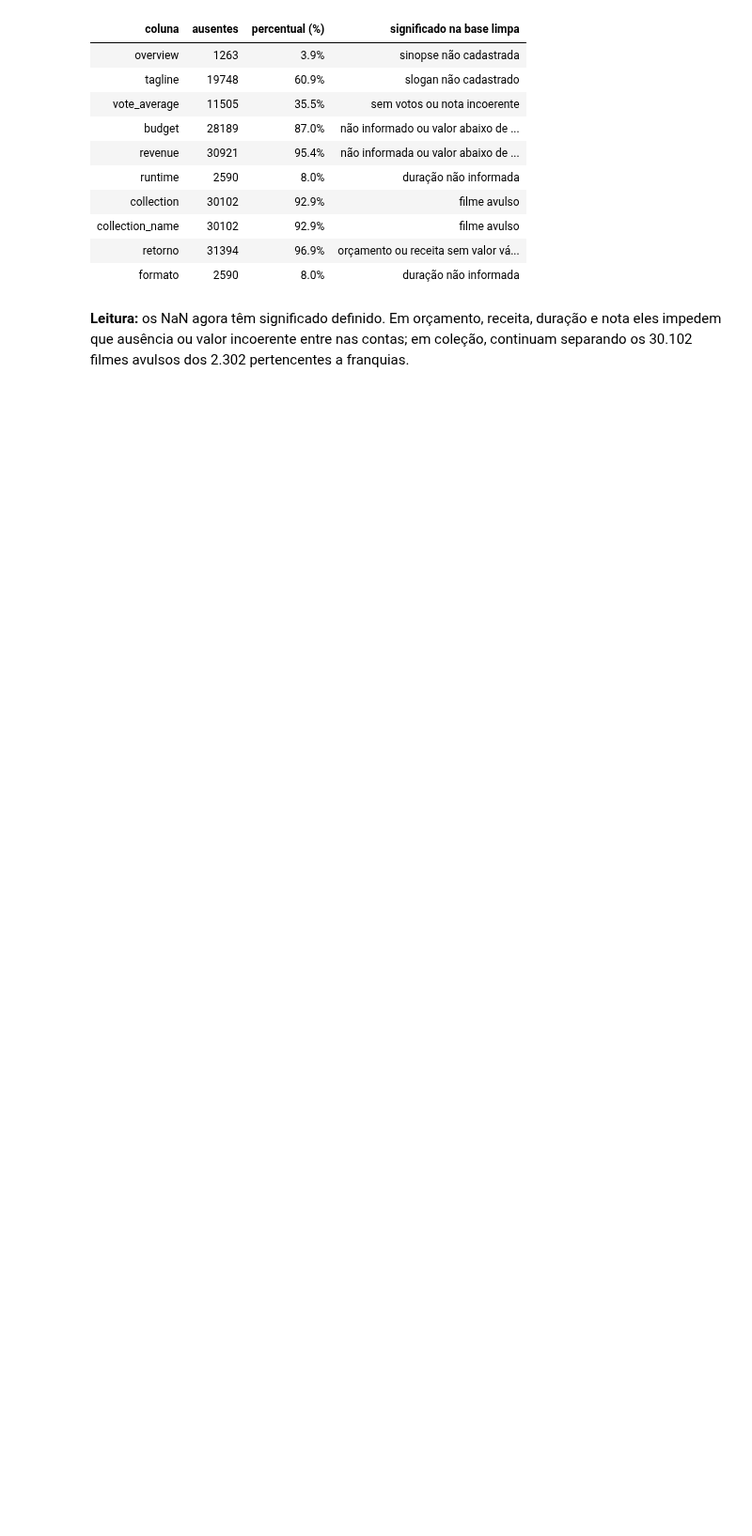
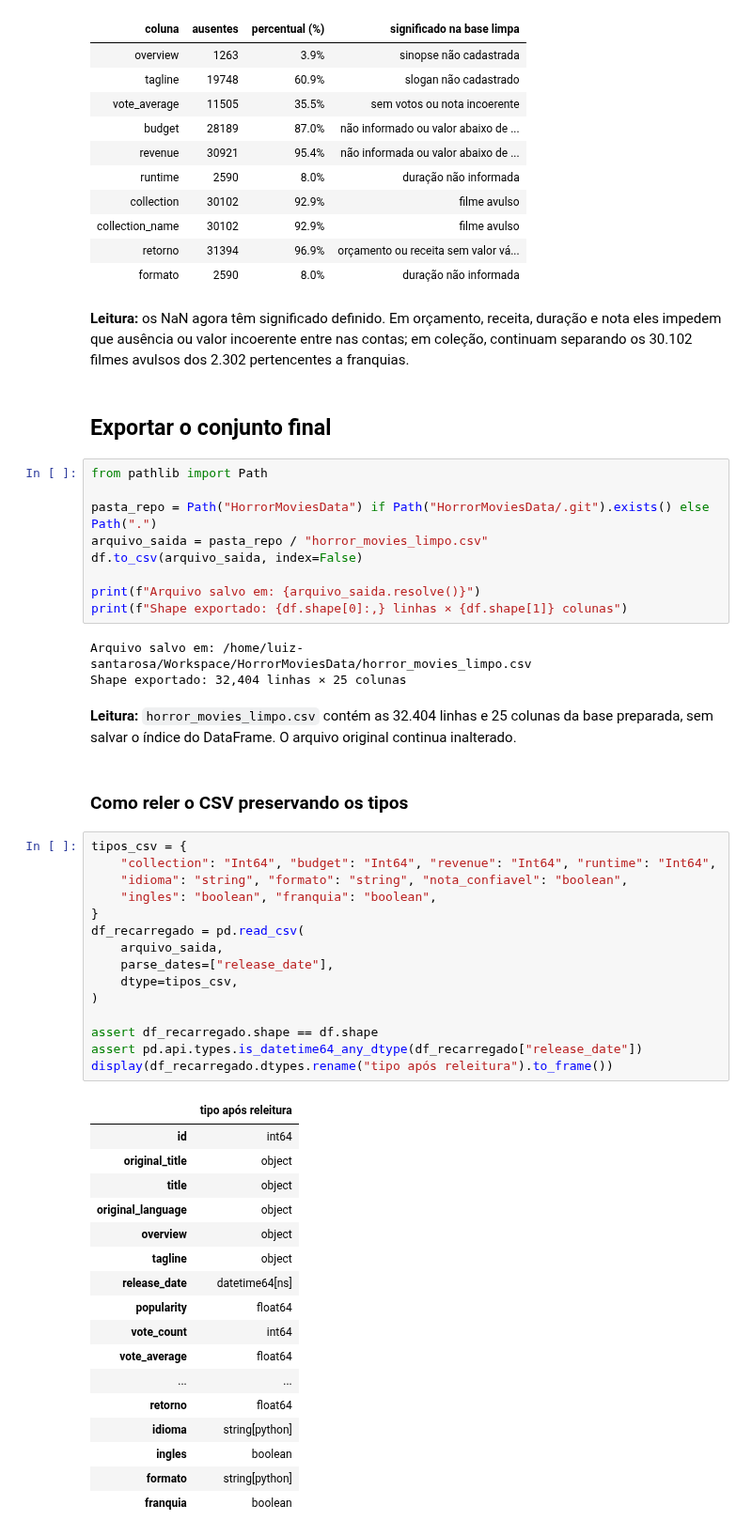
Before and after one commit to Mateuscruz19/HorrorMoviesData, a Jupyter notebook: HorrorMovieAnalysis.ipynb, the cells around one changed output. Shown at 94% size. Cells and saved outputs as stored; diff of their text form; blank space fills up the shorter version.

Commit message:
feat: export cleaned horror movies dataset

```diff
--- a/HorrorMovieAnalysis.ipynb
+++ b/HorrorMovieAnalysis.ipynb
@@ -1170,3 +1170,54 @@ display(qualidade_final.style.hide(axis="index").format({"percentual (%)": "{:.1
 | formato | 2590 | 8.0% | duração não informada |
 # %% [markdown]
 **Leitura:** os NaN agora têm significado definido. Em orçamento, receita, duração e nota eles impedem que ausência ou valor incoerente entre nas contas; em coleção, continuam separando os 30.102 filmes avulsos dos 2.302 pertencentes a franquias.
+# %% [markdown]
+## Exportar o conjunto final
+# %%
+from pathlib import Path
+
+pasta_repo = Path("HorrorMoviesData") if Path("HorrorMoviesData/.git").exists() else Path(".")
+arquivo_saida = pasta_repo / "horror_movies_limpo.csv"
+df.to_csv(arquivo_saida, index=False)
+
+print(f"Arquivo salvo em: {arquivo_saida.resolve()}")
+print(f"Shape exportado: {df.shape[0]:,} linhas × {df.shape[1]} colunas")
+# %% [output]
+Arquivo salvo em: /home/luiz-santarosa/Workspace/HorrorMoviesData/horror_movies_limpo.csv
+Shape exportado: 32,404 linhas × 25 colunas
+# %% [markdown]
+**Leitura:** `horror_movies_limpo.csv` contém as 32.404 linhas e 25 colunas da base preparada, sem salvar o índice do DataFrame. O arquivo original continua inalterado.
+# %% [markdown]
+### Como reler o CSV preservando os tipos
+# %%
+tipos_csv = {
+    "collection": "Int64", "budget": "Int64", "revenue": "Int64", "runtime": "Int64",
+    "idioma": "string", "formato": "string", "nota_confiavel": "boolean",
+    "ingles": "boolean", "franquia": "boolean",
+}
+df_recarregado = pd.read_csv(
+    arquivo_saida,
+    parse_dates=["release_date"],
+    dtype=tipos_csv,
+)
+
+assert df_recarregado.shape == df.shape
+assert pd.api.types.is_datetime64_any_dtype(df_recarregado["release_date"])
+display(df_recarregado.dtypes.rename("tipo após releitura").to_frame())
+# %% [output]
+|  | tipo após releitura |
+| id | int64 |
+| original_title | object |
+| title | object |
+| original_language | object |
+| overview | object |
+| tagline | object |
+| release_date | datetime64[ns] |
+| popularity | float64 |
+| vote_count | int64 |
+| vote_average | float64 |
+| ... | ... |
+| retorno | float64 |
+| idioma | string[python] |
+| ingles | boolean |
+| formato | string[python] |
+| franquia | boolean |
```
Also changed, not shown: parts of 1 cell of this notebook, 1 other file.
